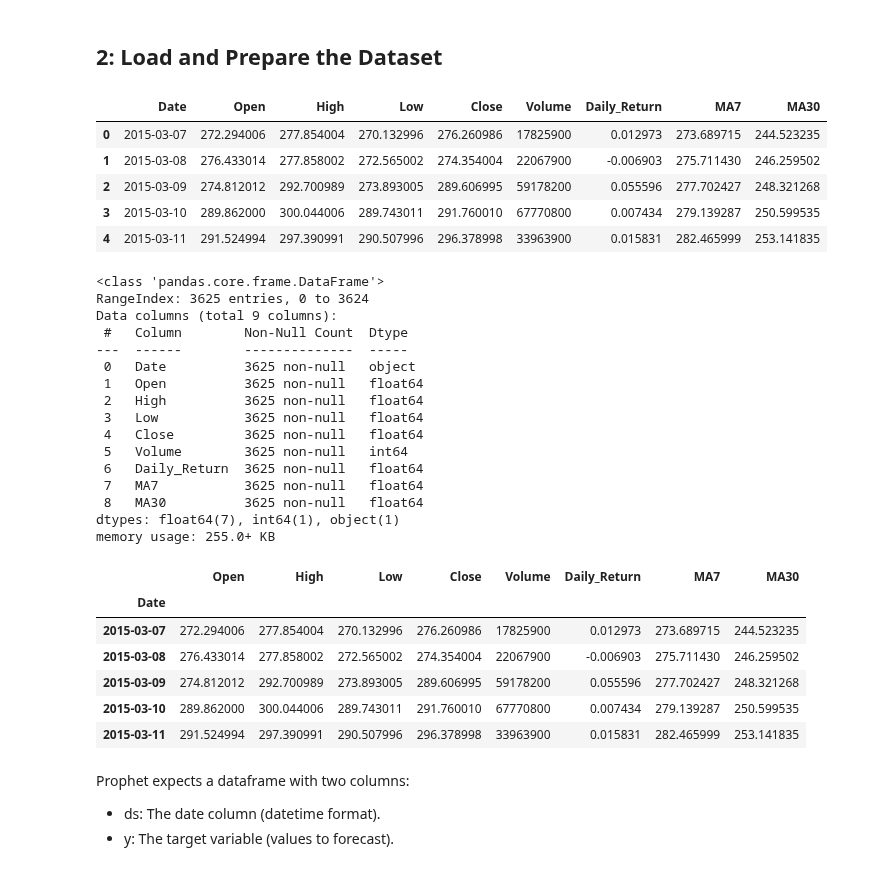
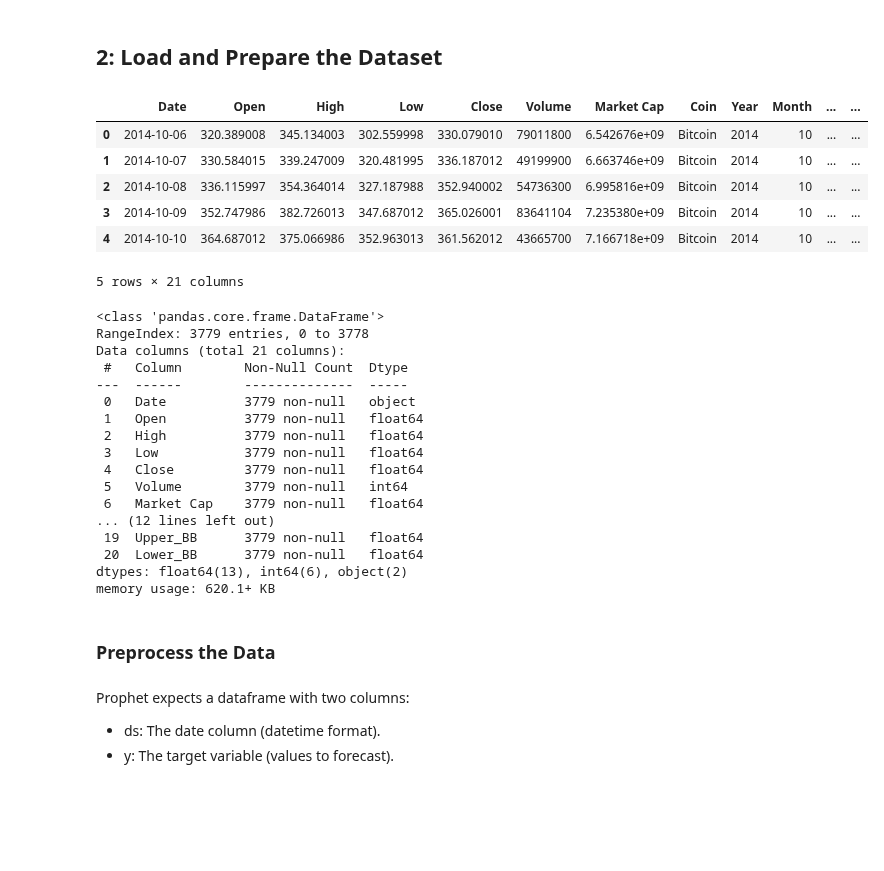
Before and after one commit to bonareri/Cryptocurrency-Price-Prediction-, a Jupyter notebook: prophet_model.ipynb, the cells around one changed output. Drawn from its saved outputs; the diff is of its cells as text; code cells hidden in the pictures; blank space fills up the shorter version.

```diff
--- a/prophet_model.ipynb
+++ b/prophet_model.ipynb
@@ -49,33 +48,35 @@ from sklearn.metrics import mean_absolute_error, mean_squared_error
 ## 2: Load and Prepare the Dataset
 # %%
 # Load preprocessed data
-df = pd.read_csv('/content/bitcoin_prices_preprocessed.csv')
+df = pd.read_csv('/content/bitcoin_analysis_engineered.csv')
 
 # Display the first few rows of the data
 df.head()
 # %% [output]
-|  | Date | Open | High | Low | Close | Volume | Daily_Return | MA7 | MA30 |
-| 0 | 2015-03-07 | 272.294006 | 277.854004 | 270.132996 | 276.260986 | 17825900 | 0.012973 | 273.689715 | 244.523235 |
-| 1 | 2015-03-08 | 276.433014 | 277.858002 | 272.565002 | 274.354004 | 22067900 | -0.006903 | 275.711430 | 246.259502 |
-| 2 | 2015-03-09 | 274.812012 | 292.700989 | 273.893005 | 289.606995 | 59178200 | 0.055596 | 277.702427 | 248.321268 |
-| 3 | 2015-03-10 | 289.862000 | 300.044006 | 289.743011 | 291.760010 | 67770800 | 0.007434 | 279.139287 | 250.599535 |
-| 4 | 2015-03-11 | 291.524994 | 297.390991 | 290.507996 | 296.378998 | 33963900 | 0.015831 | 282.465999 | 253.141835 |
+|  | Date | Open | High | Low | Close | Volume | Market Cap | Coin | Year | Month | ... | ... |
+| 0 | 2014-10-06 | 320.389008 | 345.134003 | 302.559998 | 330.079010 | 79011800 | 6.542676e+09 | Bitcoin | 2014 | 10 | ... | ... |
+| 1 | 2014-10-07 | 330.584015 | 339.247009 | 320.481995 | 336.187012 | 49199900 | 6.663746e+09 | Bitcoin | 2014 | 10 | ... | ... |
+| 2 | 2014-10-08 | 336.115997 | 354.364014 | 327.187988 | 352.940002 | 54736300 | 6.995816e+09 | Bitcoin | 2014 | 10 | ... | ... |
+| 3 | 2014-10-09 | 352.747986 | 382.726013 | 347.687012 | 365.026001 | 83641104 | 7.235380e+09 | Bitcoin | 2014 | 10 | ... | ... |
+| 4 | 2014-10-10 | 364.687012 | 375.066986 | 352.963013 | 361.562012 | 43665700 | 7.166718e+09 | Bitcoin | 2014 | 10 | ... | ... |
+5 rows × 21 columns
 # %%
 df.info()
 # %% [output]
 <class 'pandas.core.frame.DataFrame'>
-RangeIndex: 3625 entries, 0 to 3624
-Data columns (total 9 columns):
+RangeIndex: 3779 entries, 0 to 3778
+Data columns (total 21 columns):
  #   Column        Non-Null Count  Dtype
 ---  ------        --------------  -----
- 0   Date          3625 non-null   object
- 1   Open          3625 non-null   float64
- 2   High          3625 non-null   float64
- 3   Low           3625 non-null   float64
- 4   Close         3625 non-null   float64
- 5   Volume        3625 non-null   int64
- 6   Daily_Return  3625 non-null   float64
- 7   MA7           3625 non-null   float64
- 8   MA30          3625 non-null   float64
-dtypes: float64(7), int64(1), object(1)
-memory usage: 255.0+ KB
+ 0   Date          3779 non-null   object
+ 1   Open          3779 non-null   float64
+ 2   High          3779 non-null   float64
+ 3   Low           3779 non-null   float64
+ 4   Close         3779 non-null   float64
+ 5   Volume        3779 non-null   int64
+ 6   Market Cap    3779 non-null   float64
+... (12 lines left out)
+ 19  Upper_BB      3779 non-null   float64
+ 20  Lower_BB      3779 non-null   float64
+dtypes: float64(13), int64(6), object(2)
+memory usage: 620.1+ KB
@@ -85,13 +83,5 @@ df.set_index('Date', inplace=True)  # Set as index
-# %%
-df.head()
-# %% [output]
-|  | Open | High | Low | Close | Volume | Daily_Return | MA7 | MA30 |
-| Date |  |  |  |  |  |  |  |  |
-| 2015-03-07 | 272.294006 | 277.854004 | 270.132996 | 276.260986 | 17825900 | 0.012973 | 273.689715 | 244.523235 |
-| 2015-03-08 | 276.433014 | 277.858002 | 272.565002 | 274.354004 | 22067900 | -0.006903 | 275.711430 | 246.259502 |
-| 2015-03-09 | 274.812012 | 292.700989 | 273.893005 | 289.606995 | 59178200 | 0.055596 | 277.702427 | 248.321268 |
-| 2015-03-10 | 289.862000 | 300.044006 | 289.743011 | 291.760010 | 67770800 | 0.007434 | 279.139287 | 250.599535 |
-| 2015-03-11 | 291.524994 | 297.390991 | 290.507996 | 296.378998 | 33963900 | 0.015831 | 282.465999 | 253.141835 |
+# %% [markdown]
+### Preprocess the Data
 # %% [markdown]
 Prophet expects a dataframe with two columns:
 
```
Also changed, not shown: parts of 34 cells of this notebook.
